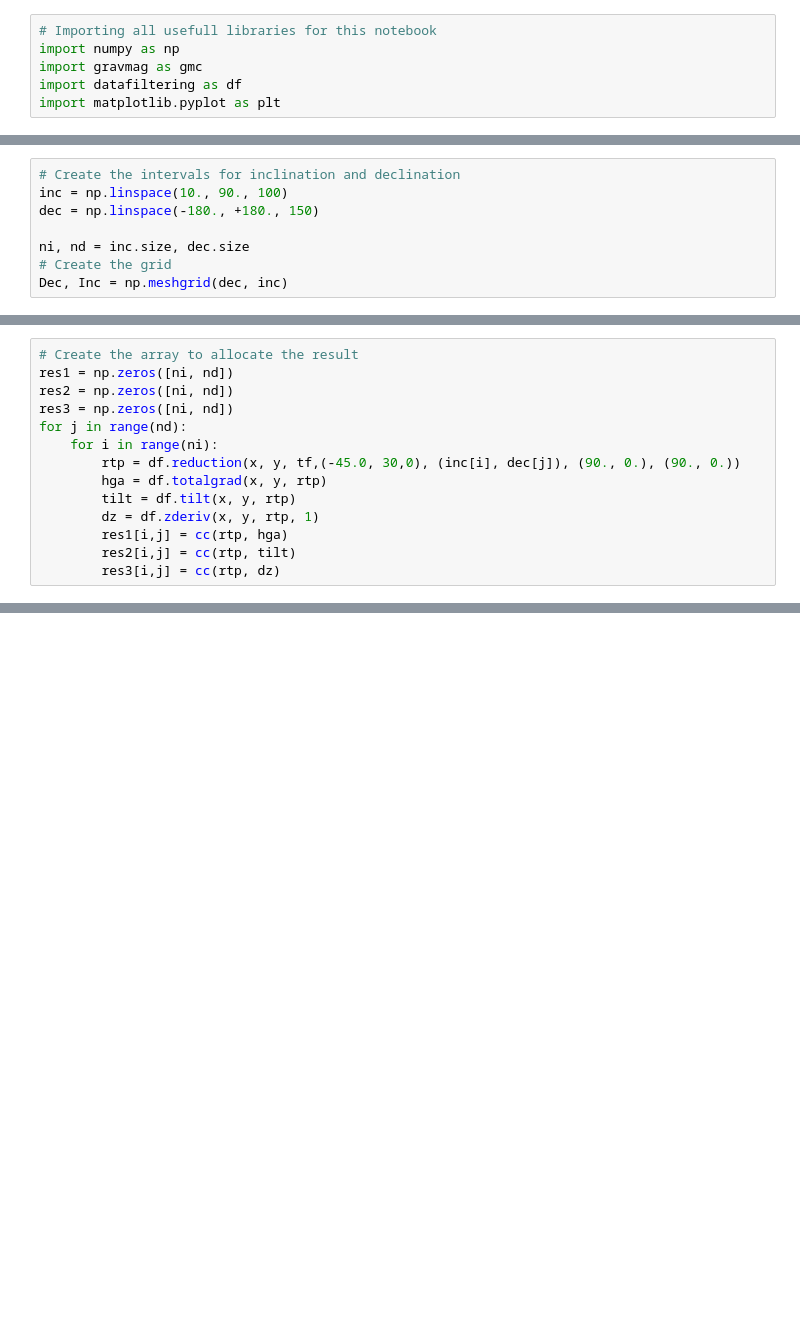
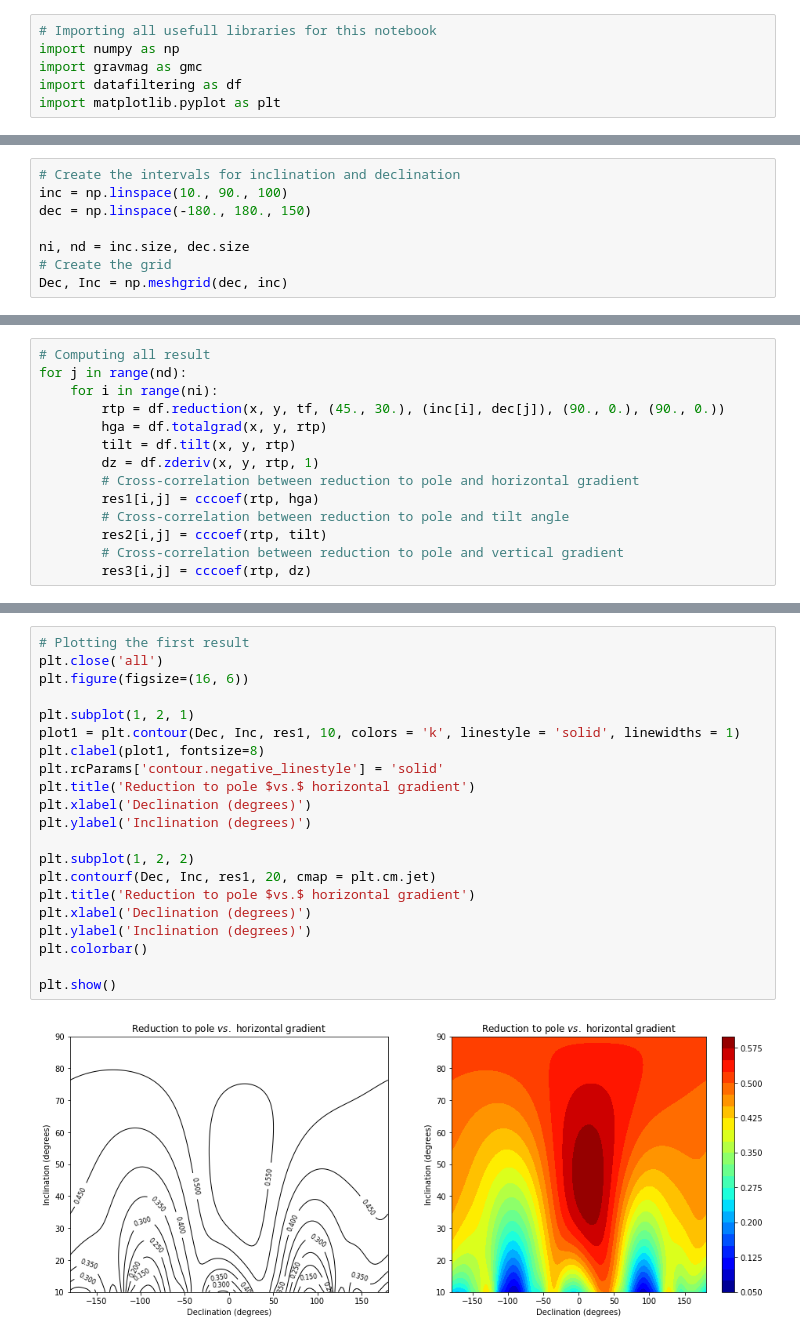
Before and after one commit to nelsondelimar/master, a Jupyter notebook: notebooks/correlation.ipynb, the cells around one changed output, grey strips where cells are left out. Cells and saved outputs as stored; diff of their text form; blank space fills up the shorter version.

Commit message:
Notebook for cross correlation example

```diff
--- a/notebooks/correlation.ipynb
+++ b/notebooks/correlation.ipynb
@@ -43,7 +119,7 @@ tf = gmc.prism_tf(X, Y, z, modelmag, [35., 22.], [-45., 30])
 # %%
 # Create the intervals for inclination and declination
 inc = np.linspace(10., 90., 100)
-dec = np.linspace(-180., +180., 150)
+dec = np.linspace(-180., 180., 150)
 
 ni, nd = inc.size, dec.size
 # Create the grid
@@ -51,14 +132,14 @@ Dec, Inc = np.meshgrid(dec, inc)
 # %%
-# Create the array to allocate the result
-res1 = np.zeros([ni, nd])
-res2 = np.zeros([ni, nd])
-res3 = np.zeros([ni, nd])
+# Computing all result
 for j in range(nd):
     for i in range(ni):
-        rtp = df.reduction(x, y, tf,(-45.0, 30,0), (inc[i], dec[j]), (90., 0.), (90., 0.))
+        rtp = df.reduction(x, y, tf, (45., 30.), (inc[i], dec[j]), (90., 0.), (90., 0.))
         hga = df.totalgrad(x, y, rtp)
         tilt = df.tilt(x, y, rtp)
         dz = df.zderiv(x, y, rtp, 1)
-        res1[i,j] = cc(rtp, hga)
-        res2[i,j] = cc(rtp, tilt)
-        res3[i,j] = cc(rtp, dz)
+        # Cross-correlation between reduction to pole and horizontal gradient
+        res1[i,j] = cccoef(rtp, hga)
+        # Cross-correlation between reduction to pole and tilt angle
+        res2[i,j] = cccoef(rtp, tilt)
+        # Cross-correlation between reduction to pole and vertical gradient
+        res3[i,j] = cccoef(rtp, dz)
@@ -85,0 +146,23 @@ plt.show()
+# %%
+# Plotting the first result
+plt.close('all')
+plt.figure(figsize=(16, 6))
+
+plt.subplot(1, 2, 1)
+plot1 = plt.contour(Dec, Inc, res1, 10, colors = 'k', linestyle = 'solid', linewidths = 1)
+plt.clabel(plot1, fontsize=8)
+plt.rcParams['contour.negative_linestyle'] = 'solid'
+plt.title('Reduction to pole $vs.$ horizontal gradient')
+plt.xlabel('Declination (degrees)')
+plt.ylabel('Inclination (degrees)')
+
+plt.subplot(1, 2, 2)
+plt.contourf(Dec, Inc, res1, 20, cmap = plt.cm.jet)
+plt.title('Reduction to pole $vs.$ horizontal gradient')
+plt.xlabel('Declination (degrees)')
+plt.ylabel('Inclination (degrees)')
+plt.colorbar()
+
+plt.show()
+# %% [output]
+[figure, added]
```
Also changed, not shown: parts of 16 cells of this notebook.
